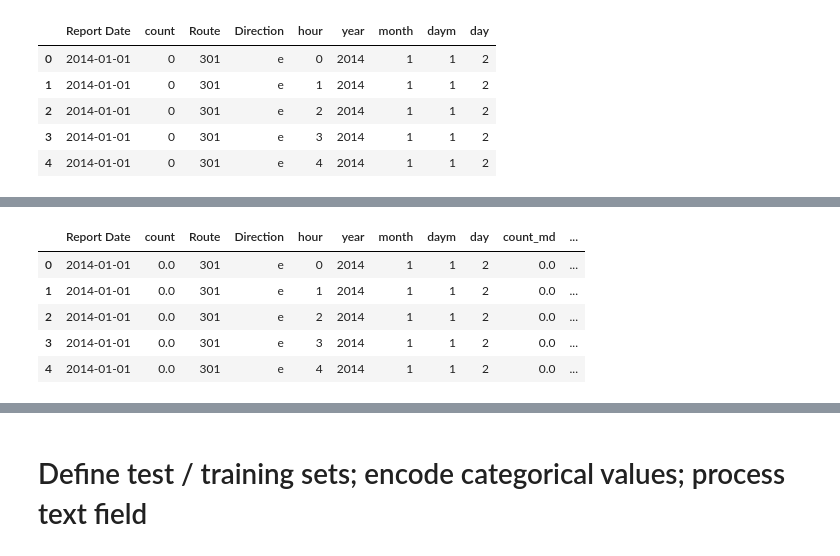
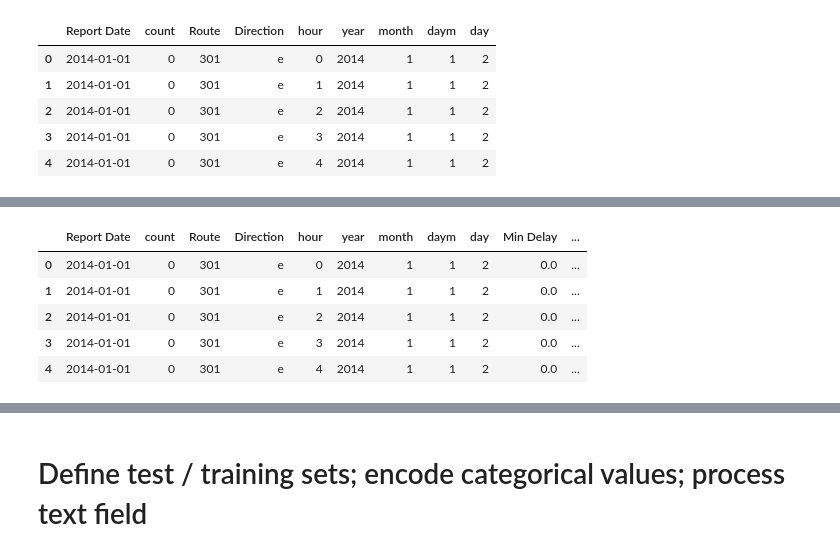
Before and after one commit to ryanmark1867/manning, a Jupyter notebook: streetcar_DL_refactored.ipynb, the cells around one changed output, grey strips where cells are left out. Cells and saved outputs as stored; diff of their text form; code cells hidden in the pictures.

```diff
--- a/streetcar_DL_refactored.ipynb
+++ b/streetcar_DL_refactored.ipynb
@@ -644,7 +605,7 @@ md_check.head()
 # result3 = pd.merge(result2,merged_data,how='left', on=['Report Date','Route','Direction','hour'])
 
 # md_check
-result3 = pd.merge(result2,md_check ,how='left', on=['Report Date','Route','Direction','hour'])
+result3 = pd.merge(result2,merged_data ,how='left', on=['Report Date','Route','Direction','hour'])
 
 # result3 = pd.merge(result2,merged_data,how='left', on=['Direction'])
 
@@ -661,5 +686,5 @@ result3.head()
 # %%
-result3['count_md'].fillna(value=0.0, inplace=True)
+result3['Min Delay'].fillna(value=0.0,inplace=True)
 # %%
 result3.head()
 # %% [output]
@@ -694,3 +696,0 @@ Name: count, dtype: int64
-# %%
-
-result3['count'] = result3['count'].astype(float) + result3['count_md']
@@ -741,27 +710,15 @@ list(result3)
-# %%
-'''
-# deal with NaNs in merged columns
-result3['Min Delay'].fillna(value=0.0,inplace=True)
-result3['Min Gap'].fillna(value=0.0,inplace=True)
-result3['Location'].fillna(value="missing",inplace=True)
-result3['Vehicle'].fillna(value="missing",inplace=True)
-result3['Incident'].fillna(value="missing",inplace=True)
-if targetcontinuous:
-    result3['target'].fillna(value=0.0,inplace=True)
-else:
-    result3['target'].fillna(value=0,inplace=True)
-result3.head()'''
 # %%
 merged_data = result3
-merged_data['target'] = np.where(merged_data['count'] > 0.0, 1, 0 )
+# experiment with target defined by whether any Min Delay
+merged_data['target'] = np.where(merged_data['Min Delay'] > 0.0, 1, 0 )
 merged_data.head()
 # %% [output]
-|  | Report Date | count | Route | Direction | hour | year | month | daym | day | count_md | ... |
-| 0 | 2014-01-01 | 0.0 | 301 | e | 0 | 2014 | 1 | 1 | 2 | 0.0 | ... |
-| 1 | 2014-01-01 | 0.0 | 301 | e | 1 | 2014 | 1 | 1 | 2 | 0.0 | ... |
-| 2 | 2014-01-01 | 0.0 | 301 | e | 2 | 2014 | 1 | 1 | 2 | 0.0 | ... |
-| 3 | 2014-01-01 | 0.0 | 301 | e | 3 | 2014 | 1 | 1 | 2 | 0.0 | ... |
-| 4 | 2014-01-01 | 0.0 | 301 | e | 4 | 2014 | 1 | 1 | 2 | 0.0 | ... |
+|  | Report Date | count | Route | Direction | hour | year | month | daym | day | Min Delay | ... |
+| 0 | 2014-01-01 | 0 | 301 | e | 0 | 2014 | 1 | 1 | 2 | 0.0 | ... |
+| 1 | 2014-01-01 | 0 | 301 | e | 1 | 2014 | 1 | 1 | 2 | 0.0 | ... |
+| 2 | 2014-01-01 | 0 | 301 | e | 2 | 2014 | 1 | 1 | 2 | 0.0 | ... |
+| 3 | 2014-01-01 | 0 | 301 | e | 3 | 2014 | 1 | 1 | 2 | 0.0 | ... |
+| 4 | 2014-01-01 | 0 | 301 | e | 4 | 2014 | 1 | 1 | 2 | 0.0 | ... |
 # %%
 merged_data['target'].value_counts()
 # %% [output]
```
Also changed, not shown: parts of 49 cells of this notebook.
